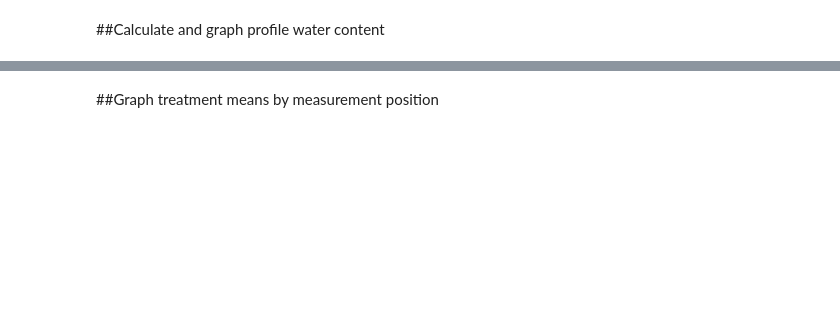
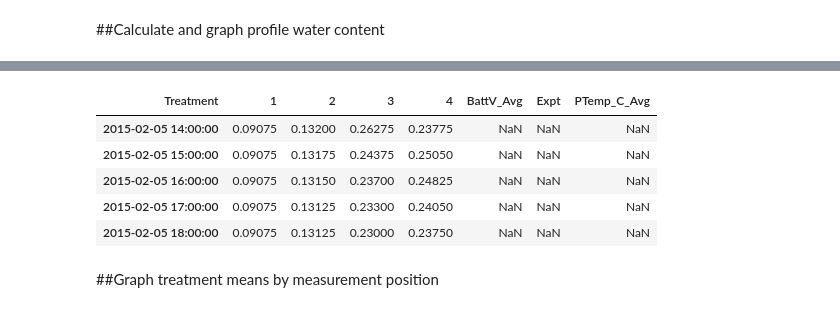
Before and after one commit to HamishBrownPFR/FarPotatos, a Jupyter notebook: SoilWaterAnalysis.ipynb, the cells around one changed output, grey strips where cells are left out. Drawn from its saved outputs; the diff is of its cells as text; code cells hidden in the pictures; blank space fills up the shorter version.

```diff
--- a/SoilWaterAnalysis.ipynb
+++ b/SoilWaterAnalysis.ipynb
@@ -78,3 +103,12 @@ plt.ylim(-80,0);
+# %%
+ DataMeans.ix[-5:,'BetweenPlants']
+# %% [output]
+| Treatment | 1 | 2 | 3 | 4 | BattV_Avg | Expt | PTemp_C_Avg |
+| 2015-02-05 14:00:00 | 0.09075 | 0.13200 | 0.26275 | 0.23775 | NaN | NaN | NaN |
+| 2015-02-05 15:00:00 | 0.09075 | 0.13175 | 0.24375 | 0.25050 | NaN | NaN | NaN |
+| 2015-02-05 16:00:00 | 0.09075 | 0.13150 | 0.23700 | 0.24825 | NaN | NaN | NaN |
+| 2015-02-05 17:00:00 | 0.09075 | 0.13125 | 0.23300 | 0.24050 | NaN | NaN | NaN |
+| 2015-02-05 18:00:00 | 0.09075 | 0.13125 | 0.23000 | 0.23750 | NaN | NaN | NaN |
 # %% [markdown]
 ##Graph treatment means by measurement position
 # %%
```
Also changed, not shown: parts of 8 cells of this notebook.
